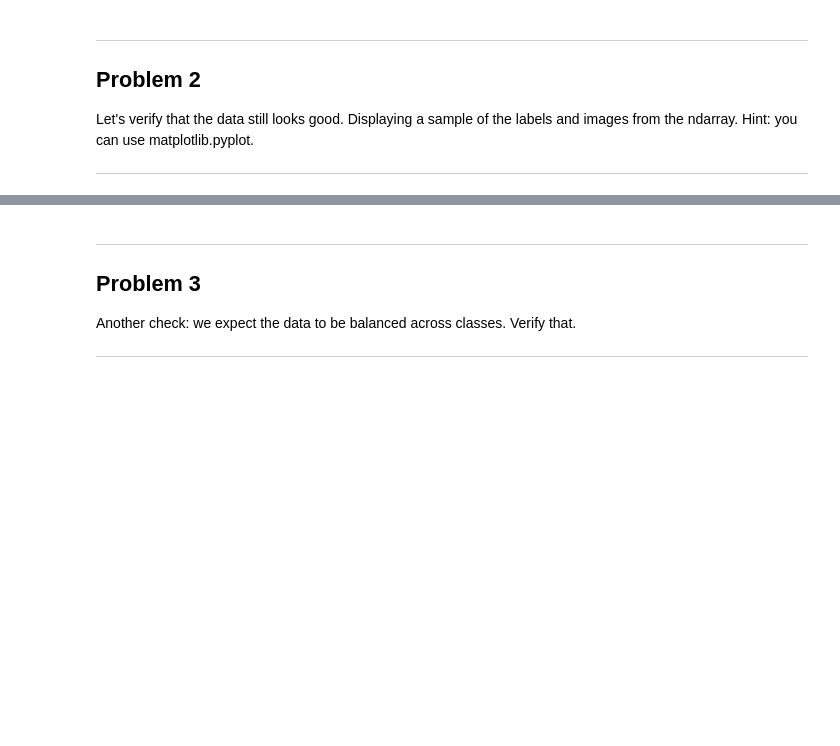
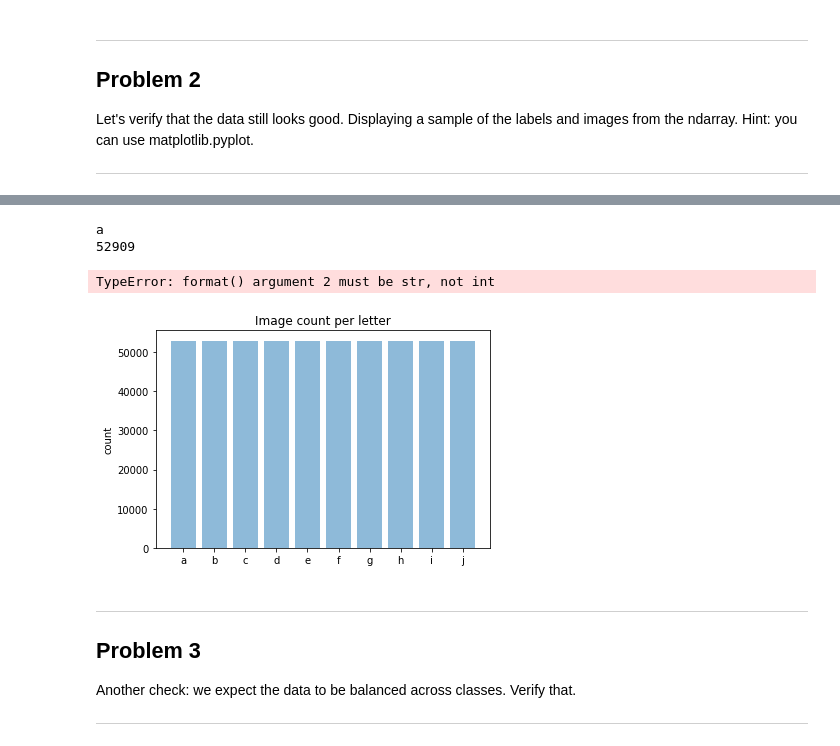
Before and after one commit to kevinko1788/udacity-notMNIST, a Jupyter notebook: 1_notmnist.ipynb, the cells around one changed output, grey strips where cells are left out. Drawn from its saved outputs; the diff is of its cells as text; code cells hidden in the pictures; blank space fills up the shorter version.

```diff
--- a/1_notmnist.ipynb
+++ b/1_notmnist.ipynb
@@ -238,3 +247,24 @@ for pickle_file in train_datasets:
+# %%
+n_f =[]
+for pickle_file in train_datasets:
+    with open(pickle_file, 'rb') as f:
+        letter_set = pickle.load(f)
+        n_f.append(len(letter_set))
+objects = ('a','b','c','d','e','f','g','h','i','j')
+y_pos = np.arange(len(objects))
+
+plt.bar(y_pos, n_f, align='center', alpha = 0.5)
+plt.xticks(y_pos, objects)
+plt.ylabel('count')
+plt.title('Image count per letter')
+
+for i in range(len(objects)):
+    print("{}: {}",format(objects[i],n_f[i]))
+# %% [output]
+a
+52909
+TypeError: format() argument 2 must be str, not int
+[figure, added]
 # %% [markdown]
 ---
 Problem 3
```
Also changed, not shown: parts of 1 cell of this notebook.
